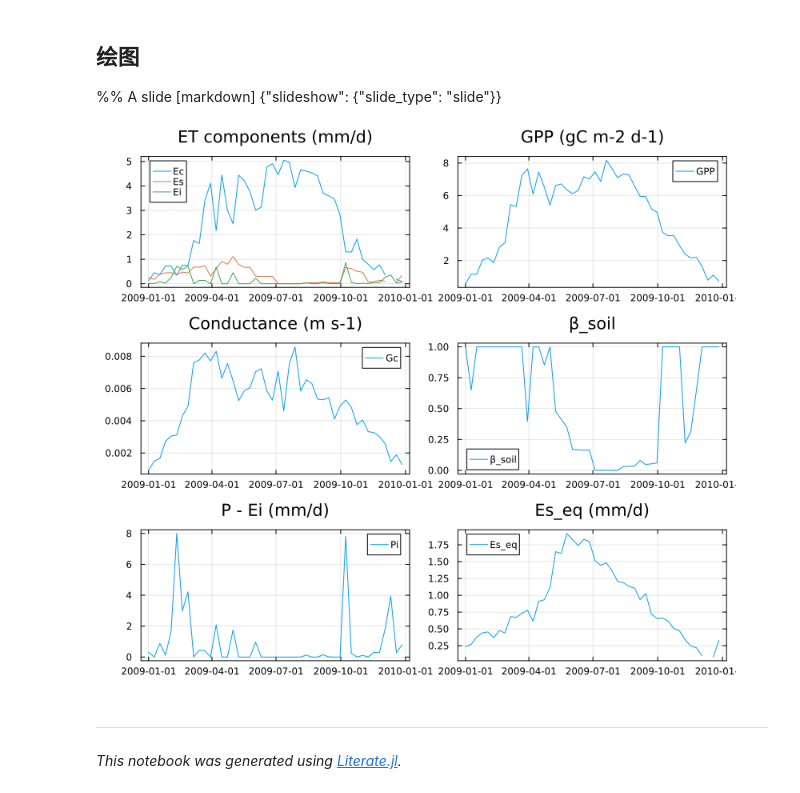
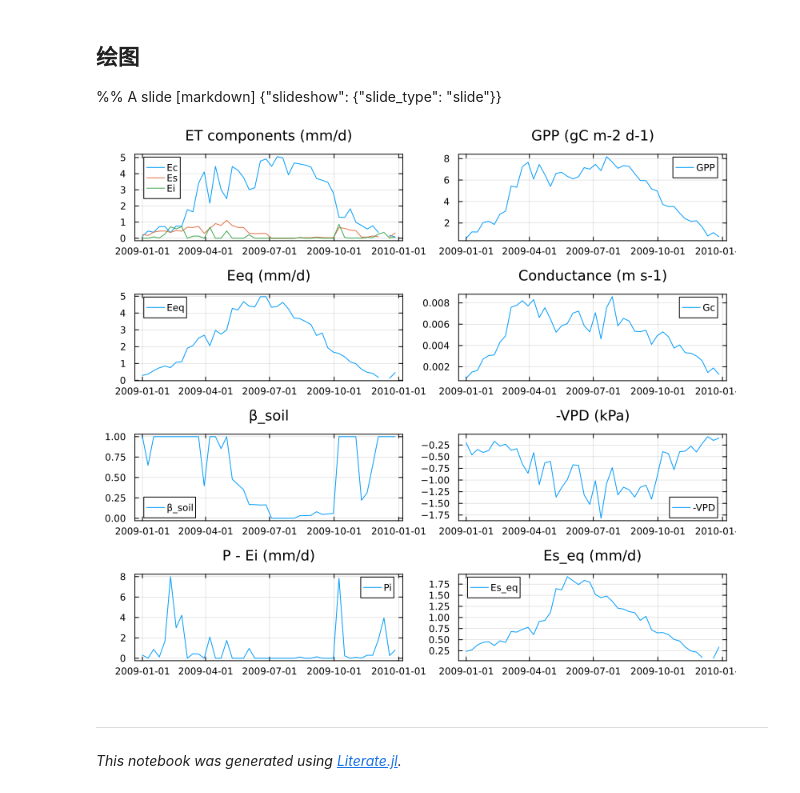
Before and after one commit to jl-pkgs/PML.jl, a Jupyter notebook: dev/generated/calib_IGBP.ipynb, the cells around one changed output. Drawn from its saved outputs; the diff is of its cells as text; code cells hidden in the pictures.

```diff
--- a/dev/generated/calib_IGBP.ipynb
+++ b/dev/generated/calib_IGBP.ipynb
@@ -74,34 +75,37 @@ DataFrame(gof)
 %% A slide [markdown] {"slideshow": {"slide_type": "slide"}}
 # %%
 using Plots
-gr(framestyle=:box)
+gr(framestyle=:box, titlefontsize=12)
 t = df.date
-inds = 1:46
+inds = 1:46*1
 
-function plot_var(var; label=string(var), title=string(var), kw...)
-  plot(t[inds], df_out[inds, var]; label, title, kw...)
+function plot_var(var; label=string(var), title=string(var),
+  data=df_out, scale=1, kw...)
+  plot(t[inds], data[inds, var] * scale; label, title, kw...)
 end
 function plot_var!(p, var; label=string(var), kw...)
   plot!(p, t[inds], df_out[inds, var]; label, kw...)
 end
 
 p1 = plot(title="ET components (mm/d)")
 plot_var!(p1, :Ec)
 plot_var!(p1, :Es)
 plot_var!(p1, :Ei)
 
 plot(
   p1,
   plot_var(:GPP; title="GPP (gC m-2 d-1)", label="GPP"),
+  plot_var(:Eeq; title="Eeq (mm/d)", label="Eeq"),
   plot_var(:Gc_w; title="Conductance (m s-1)", label="Gc"),
   plot_var(:fval_soil; title="β_soil", label="β_soil"),
+  plot_var(:VPD; data=df, scale=-1, title="-VPD (kPa)", label="-VPD"),
   plot_var(:Pi; title="P - Ei (mm/d)"),
   plot_var(:Es_eq; title="Es_eq (mm/d)"),
   size=(800, 700),
-  layout=(3, 2)
+  layout=(4, 2)
 )
 # %% [output]
-[figure, old version]
+[figure, new version]
 # %% [markdown]
 ---
 
```
Also changed, not shown: parts of 4 cells of this notebook, 7 other files.
